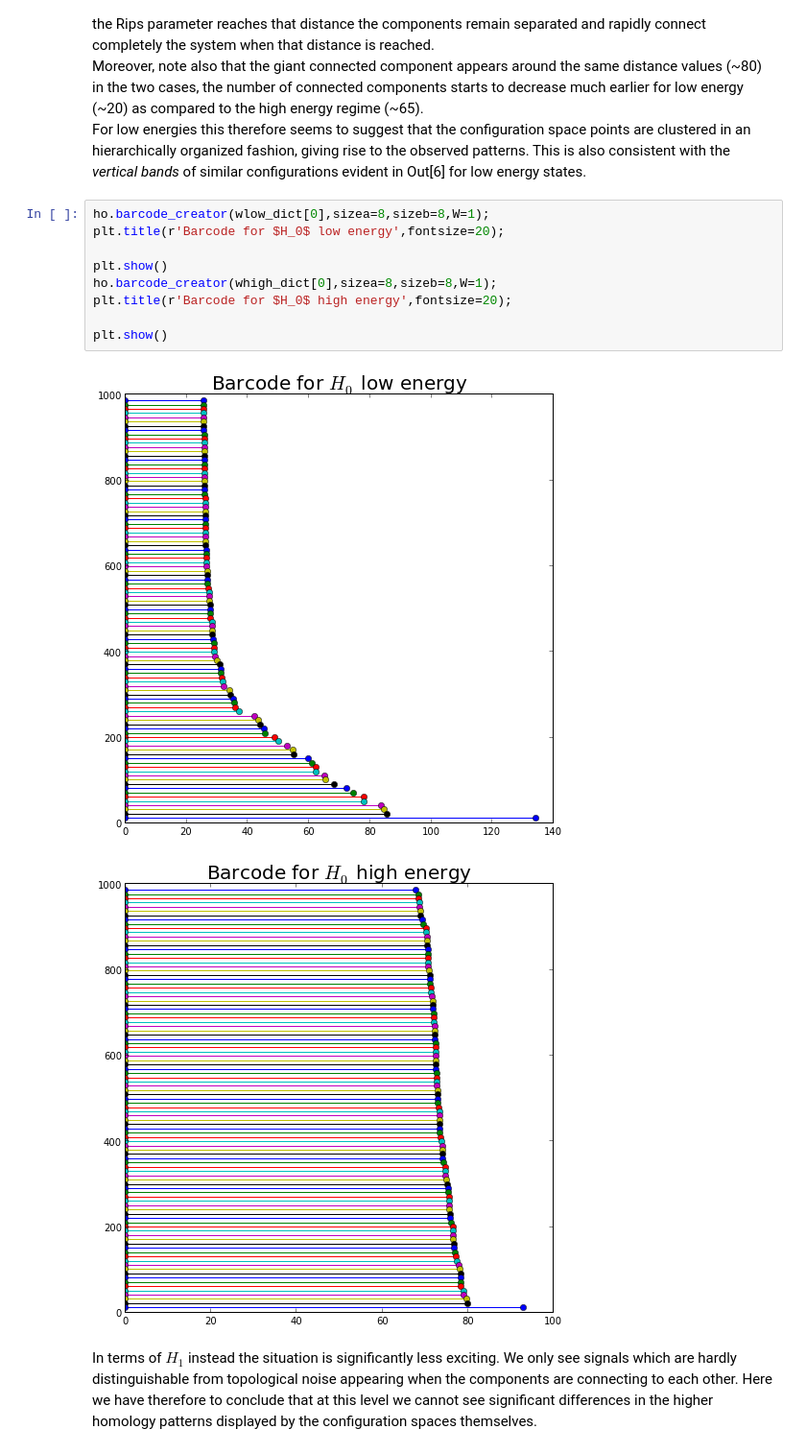
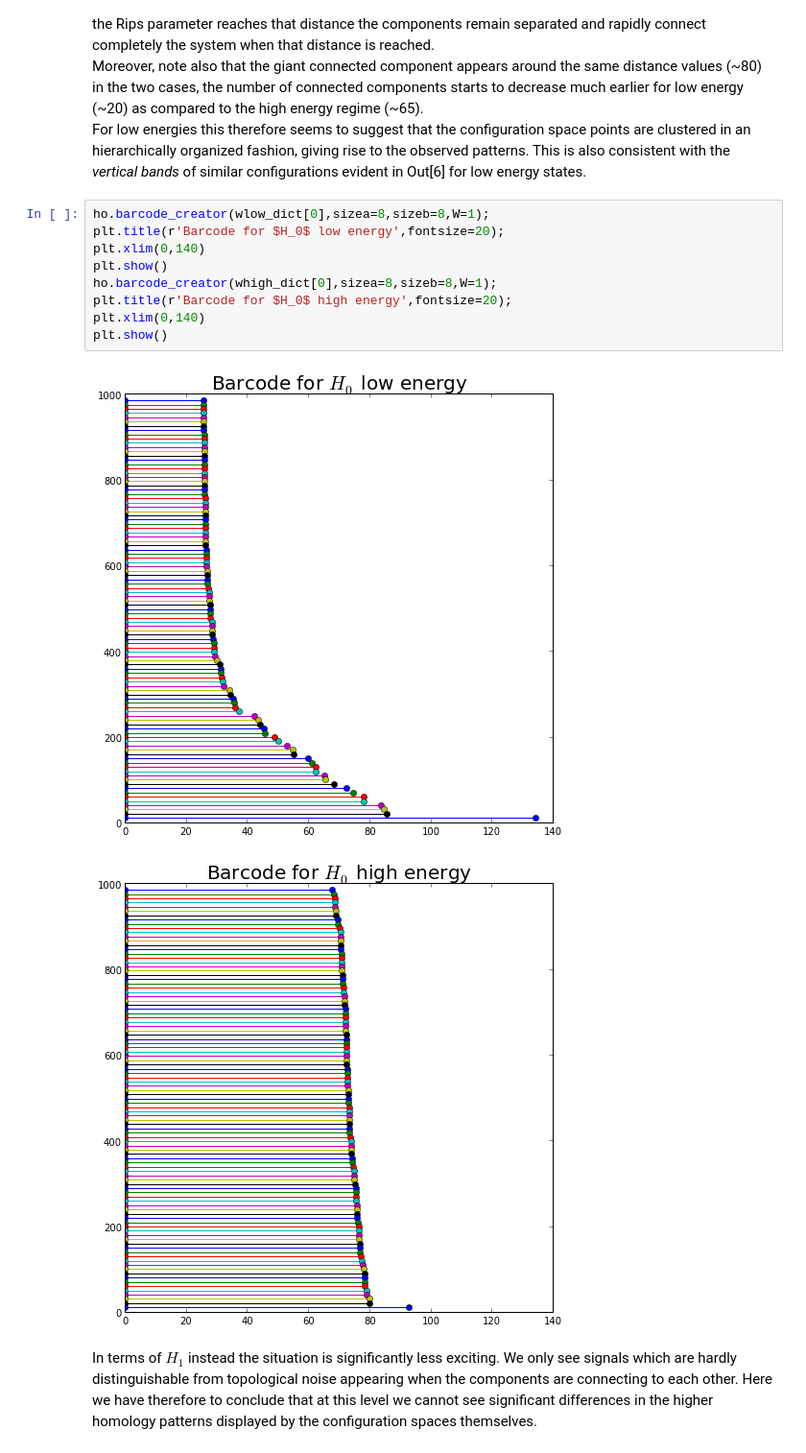
Before and after one commit to lordgrilo/hmf_topology, a Jupyter notebook: code/Report_configuration_space_initial_study.ipynb, the cells around one changed output. Shown at 96% size. Drawn from its saved outputs; the diff is of its cells as text.

```diff
--- a/code/Report_configuration_space_initial_study.ipynb
+++ b/code/Report_configuration_space_initial_study.ipynb
@@ -301,15 +292,15 @@ For low energies this therefore seems to suggest that the configuration space po
 # %%
 ho.barcode_creator(wlow_dict[0],sizea=8,sizeb=8,W=1);
 plt.title(r'Barcode for $H_0$ low energy',fontsize=20);
-
+plt.xlim(0,140)
 plt.show()
 ho.barcode_creator(whigh_dict[0],sizea=8,sizeb=8,W=1);
 plt.title(r'Barcode for $H_0$ high energy',fontsize=20);
-
+plt.xlim(0,140)
 plt.show()
 # %% [output]
 [figure]
-[figure, old version]
+[figure, new version]
 # %% [markdown]
 In terms of $H_1$ instead the situation is significantly less exciting. We only see signals which are hardly distinguishable from topological noise appearing when the components are connecting to each other. Here we have therefore to conclude that at this level we cannot see significant differences in the higher homology patterns displayed by the configuration spaces themselves.
 # %%
```
Also changed, not shown: parts of 1 cell of this notebook.
